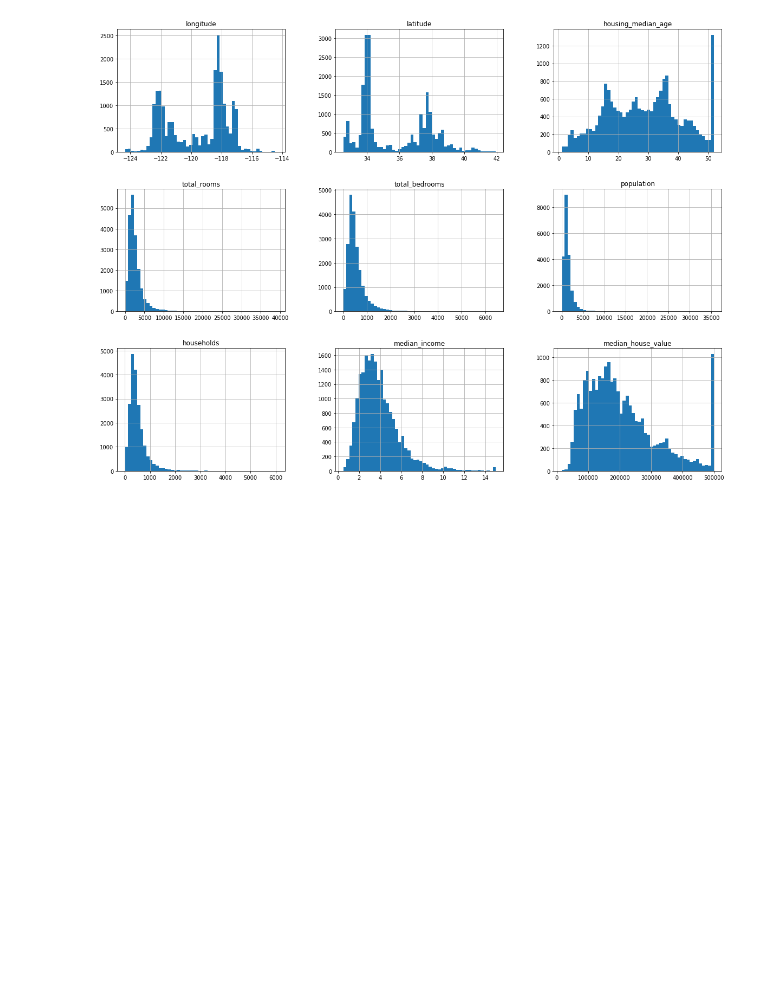
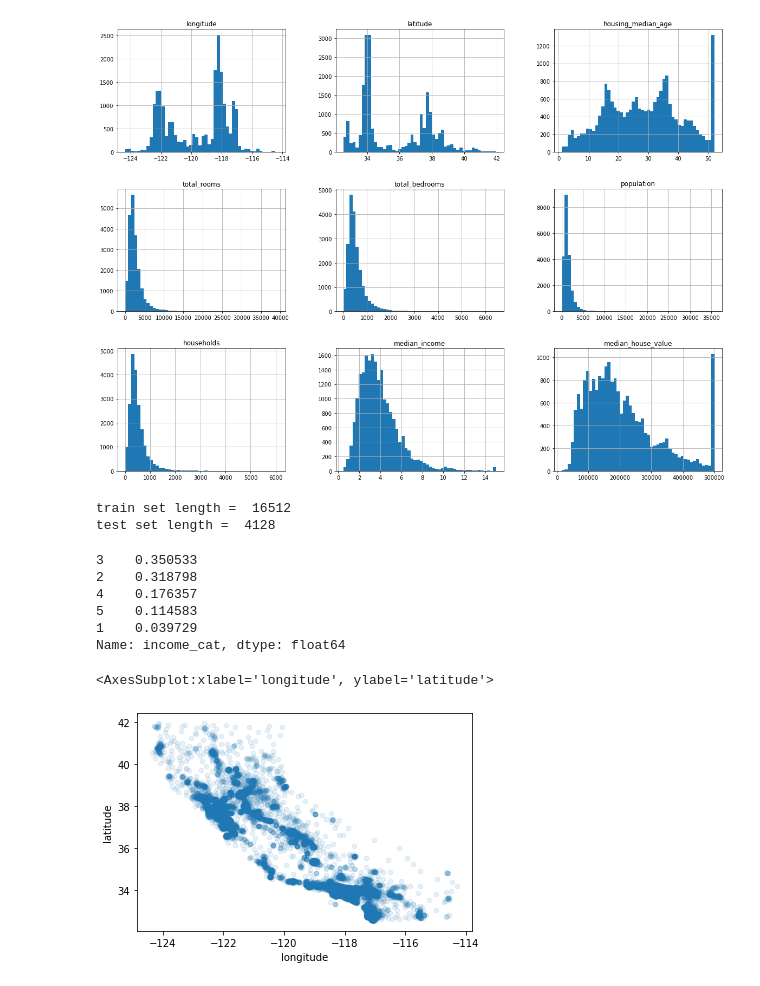
Before and after one commit to brianjohannes/handson-workspace, a Jupyter notebook: Housing.ipynb, the cells around one changed output. Cells and saved outputs as stored; diff of their text form; code cells hidden in the pictures; blank space fills up the shorter version.

Commit message:
up to housing correlation

```diff
--- a/Housing.ipynb
+++ b/Housing.ipynb
@@ -95,0 +97,28 @@ plt.show()
+# %%
+# Randomly split into training/testing sets
+train_set, test_set = train_test_split(housing, test_size=0.2, random_state=42)
+print("train set length = ",len(train_set))
+print("test set length = ",len(test_set))
+# %% [output]
+train set length =  16512
+test set length =  4128
+# %%
+# Create a new category with binned median_incomes
+housing["income_cat"] = pd.cut(housing["median_income"],
+                              bins = [0.0, 1.5, 3.0, 4.5, 6.0, np.inf],
+                              labels = [1, 2, 3, 4 ,5])
+# %%
+# Now it is possible to shuffle and split a sample
+split = StratifiedShuffleSplit(n_splits=1, test_size=0.2, random_state=42)
+for train_index, test_index in split.split(housing,housing["income_cat"]):
+    strat_train_set = housing.loc[train_index]
+    strat_test_set = housing.loc[test_index]
+
+print(strat_test_set["income_cat"].value_counts()/len(strat_test_set))
+# %% [output]
+3    0.350533
+2    0.318798
+4    0.176357
+5    0.114583
+1    0.039729
+Name: income_cat, dtype: float64
@@ -95,0 +129,9 @@ plt.show()
+# %%
+# Make a copy of the housing dataset including only out test set
+housing = strat_train_set.copy()
+# %%
+# Scatter plot the latitude and longitude
+housing.plot(kind="scatter", x="longitude", y="latitude", alpha=0.1)
+# %% [output]
+<AxesSubplot:xlabel='longitude', ylabel='latitude'>
+[figure, added]
```
Also changed, not shown: parts of 6 cells of this notebook, 2 other files.
